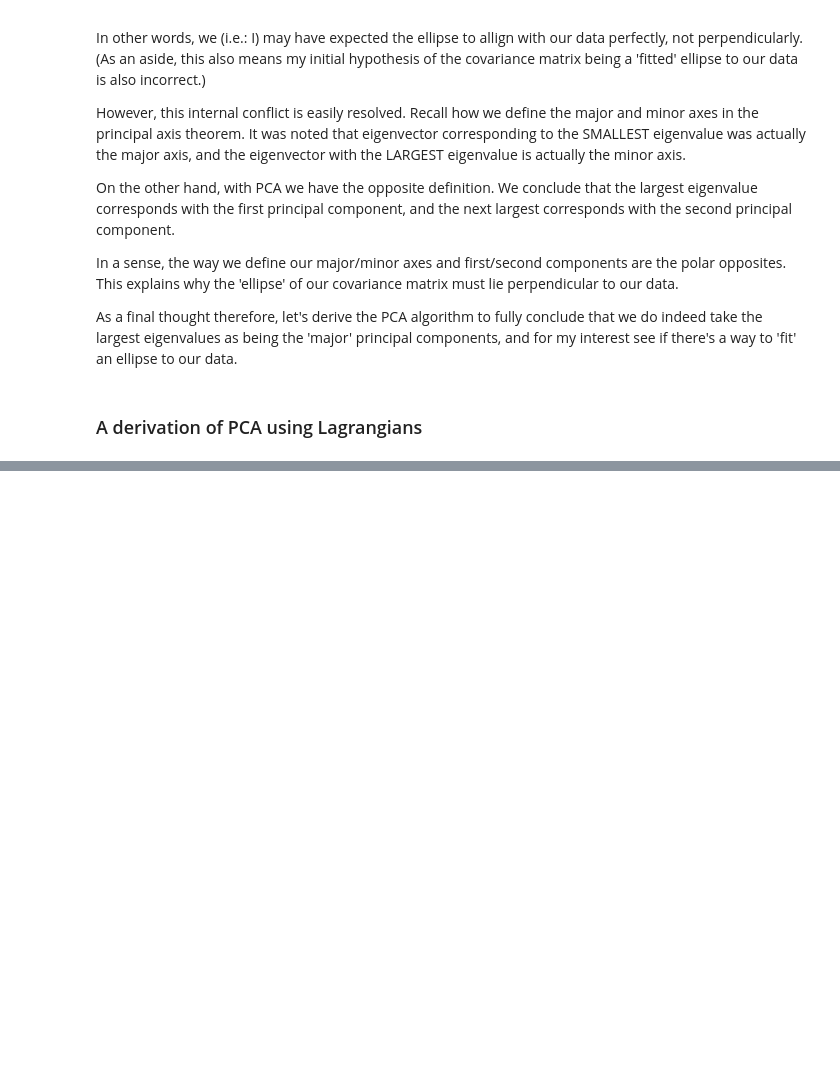
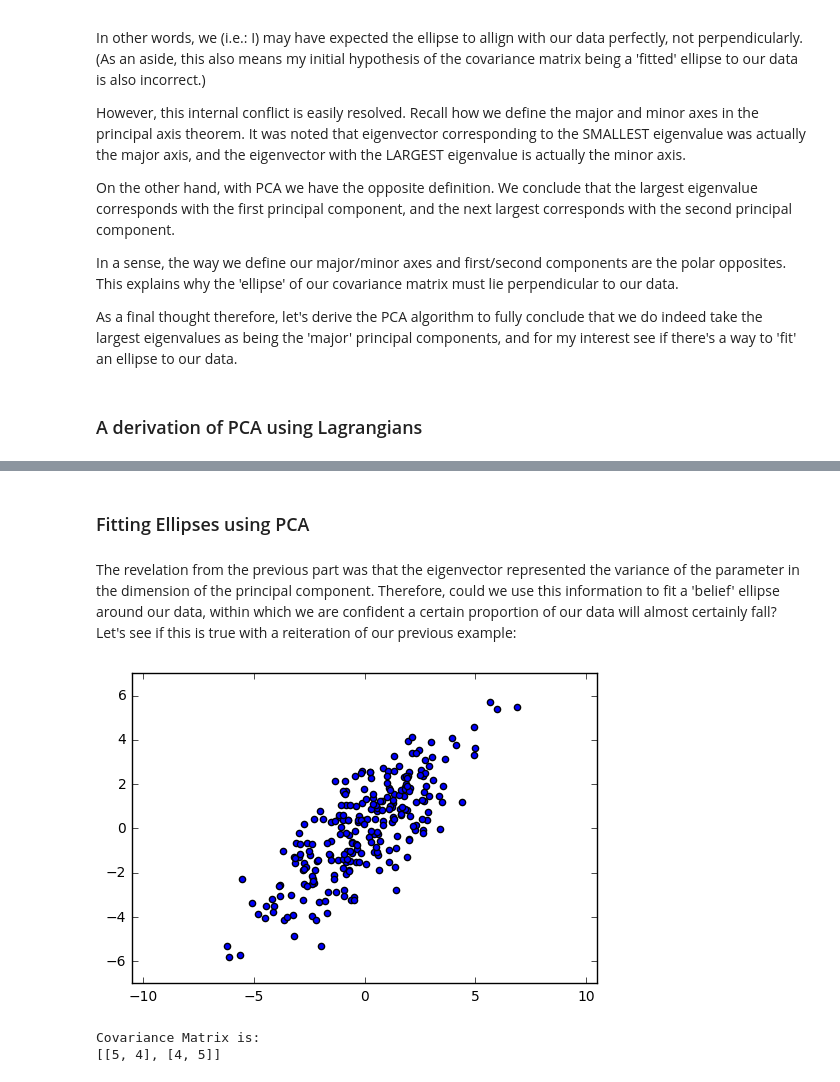
Before and after one commit to fiorenza2/Comparing-PCA-to-PAT, a Jupyter notebook: Comparing the principal axis theorem to principal component analysis.ipynb, the cells around one changed output, grey strips where cells are left out. Cells and saved outputs as stored; diff of their text form; code cells hidden in the pictures; blank space fills up the shorter version.

```diff
--- a/Comparing the principal axis theorem to principal component analysis.ipynb
+++ b/Comparing the principal axis theorem to principal component analysis.ipynb
@@ -265,0 +300,26 @@ Now that we have a measure of the projection, as well as the mean projection, we
+# %% [markdown]
+### Fitting Ellipses using PCA
+# %% [markdown]
+The revelation from the previous part was that the eigenvector represented the variance of the parameter in the dimension of the principal component. Therefore, could we use this information to fit a 'belief' ellipse around our data, within which we are confident a certain proportion of our data will almost certainly fall? Let's see if this is true with a reiteration of our previous example:
+# %%
+np.random.seed(seed=3)
+
+# create the (positive definite) covariance matrix and means
+cov_m = [[5,4],[4,5]]
+mu = [0,0]
+
+# generate the RVs for the features
+x1,x2 = np.random.multivariate_normal(mean = mu, cov = cov_m, size = 250).T
+
+plt.scatter(x1,x2)
+plt.axis('equal')
+plt.axis([-7, 7, -7, 7])
+plt.show()
+plt.gcf().clear()
+
+print('Covariance Matrix is: ')
+print(cov_m)
+# %% [output]
+[figure, added]
+Covariance Matrix is:
+[[5, 4], [4, 5]]
```
Also changed, not shown: parts of 13 cells of this notebook, 1 other file.
